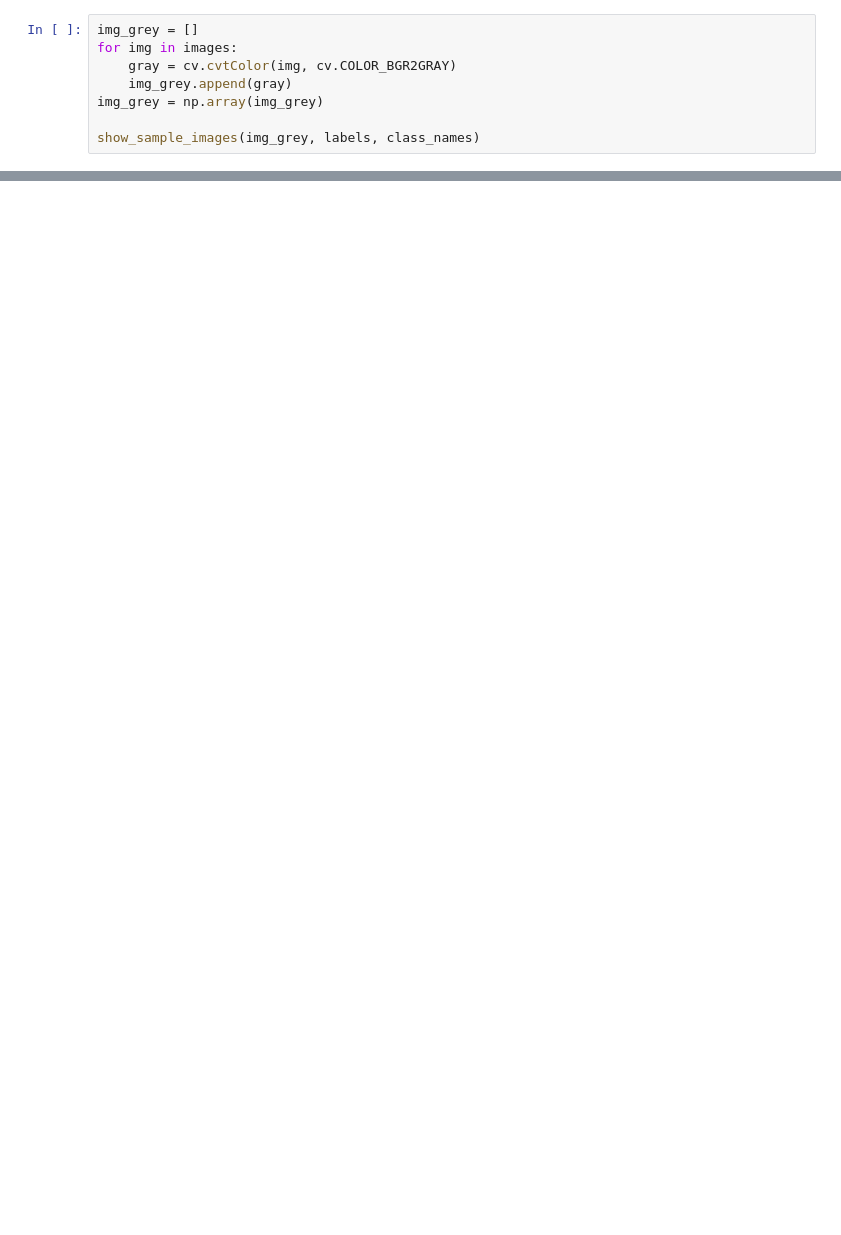
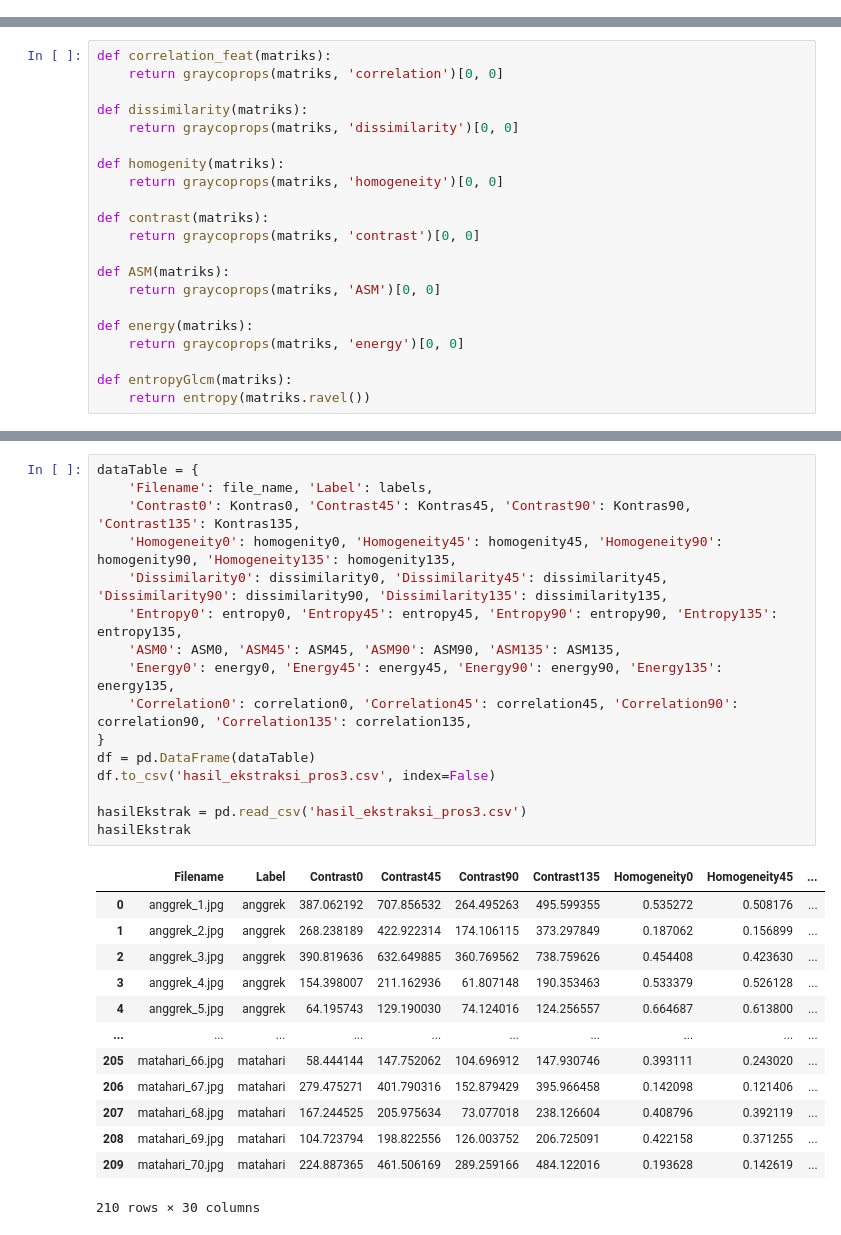
Before and after one commit to firda12345/PROJEK-PCD-18, a Jupyter notebook: proyek-indonesia-emas/percobaan3.ipynb, the cells around one changed output, grey strips where cells are left out. Saved outputs shown, nothing was run; the diff lists cells and outputs as text; blank space fills up the shorter version.

```diff
--- a/proyek-indonesia-emas/percobaan3.ipynb
+++ b/proyek-indonesia-emas/percobaan3.ipynb
@@ -82,8 +0,0 @@ show_sample_images(images, labels, class_names)
-# %%
-img_grey = []
-for img in images:
-    gray = cv.cvtColor(img, cv.COLOR_BGR2GRAY)
-    img_grey.append(gray)
-img_grey = np.array(img_grey)
-
-show_sample_images(img_grey, labels, class_names)
@@ -576,0 +133,21 @@ TABEL PERBANDINGAN MODEL
+# %%
+def correlation_feat(matriks):
+    return graycoprops(matriks, 'correlation')[0, 0]
+
+def dissimilarity(matriks):
+    return graycoprops(matriks, 'dissimilarity')[0, 0]
+
+def homogenity(matriks):
+    return graycoprops(matriks, 'homogeneity')[0, 0]
+
+def contrast(matriks):
+    return graycoprops(matriks, 'contrast')[0, 0]
+
+def ASM(matriks):
+    return graycoprops(matriks, 'ASM')[0, 0]
+
+def energy(matriks):
+    return graycoprops(matriks, 'energy')[0, 0]
+
+def entropyGlcm(matriks):
+    return entropy(matriks.ravel())
@@ -576,0 +217,30 @@ TABEL PERBANDINGAN MODEL
+# %%
+dataTable = {
+    'Filename': file_name, 'Label': labels,
+    'Contrast0': Kontras0, 'Contrast45': Kontras45, 'Contrast90': Kontras90, 'Contrast135': Kontras135,
+    'Homogeneity0': homogenity0, 'Homogeneity45': homogenity45, 'Homogeneity90': homogenity90, 'Homogeneity135': homogenity135,
+    'Dissimilarity0': dissimilarity0, 'Dissimilarity45': dissimilarity45, 'Dissimilarity90': dissimilarity90, 'Dissimilarity135': dissimilarity135,
+    'Entropy0': entropy0, 'Entropy45': entropy45, 'Entropy90': entropy90, 'Entropy135': entropy135,
+    'ASM0': ASM0, 'ASM45': ASM45, 'ASM90': ASM90, 'ASM135': ASM135,
+    'Energy0': energy0, 'Energy45': energy45, 'Energy90': energy90, 'Energy135': energy135,
+    'Correlation0': correlation0, 'Correlation45': correlation45, 'Correlation90': correlation90, 'Correlation135': correlation135,
+}
+df = pd.DataFrame(dataTable)
+df.to_csv('hasil_ekstraksi_pros3.csv', index=False)
+
+hasilEkstrak = pd.read_csv('hasil_ekstraksi_pros3.csv')
+hasilEkstrak
+# %% [output]
+|  | Filename | Label | Contrast0 | Contrast45 | Contrast90 | Contrast135 | Homogeneity0 | Homogeneity45 | ... |
+| 0 | anggrek_1.jpg | anggrek | 387.062192 | 707.856532 | 264.495263 | 495.599355 | 0.535272 | 0.508176 | ... |
+| 1 | anggrek_2.jpg | anggrek | 268.238189 | 422.922314 | 174.106115 | 373.297849 | 0.187062 | 0.156899 | ... |
+| 2 | anggrek_3.jpg | anggrek | 390.819636 | 632.649885 | 360.769562 | 738.759626 | 0.454408 | 0.423630 | ... |
+| 3 | anggrek_4.jpg | anggrek | 154.398007 | 211.162936 | 61.807148 | 190.353463 | 0.533379 | 0.526128 | ... |
+| 4 | anggrek_5.jpg | anggrek | 64.195743 | 129.190030 | 74.124016 | 124.256557 | 0.664687 | 0.613800 | ... |
+| ... | ... | ... | ... | ... | ... | ... | ... | ... | ... |
+| 205 | matahari_66.jpg | matahari | 58.444144 | 147.752062 | 104.696912 | 147.930746 | 0.393111 | 0.243020 | ... |
+| 206 | matahari_67.jpg | matahari | 279.475271 | 401.790316 | 152.879429 | 395.966458 | 0.142098 | 0.121406 | ... |
+| 207 | matahari_68.jpg | matahari | 167.244525 | 205.975634 | 73.077018 | 238.126604 | 0.408796 | 0.392119 | ... |
+| 208 | matahari_69.jpg | matahari | 104.723794 | 198.822556 | 126.003752 | 206.725091 | 0.422158 | 0.371255 | ... |
+| 209 | matahari_70.jpg | matahari | 224.887365 | 461.506169 | 289.259166 | 484.122016 | 0.193628 | 0.142619 | ... |
+210 rows × 30 columns
```
Also changed, not shown: parts of 53 cells of this notebook, 6 other files.
